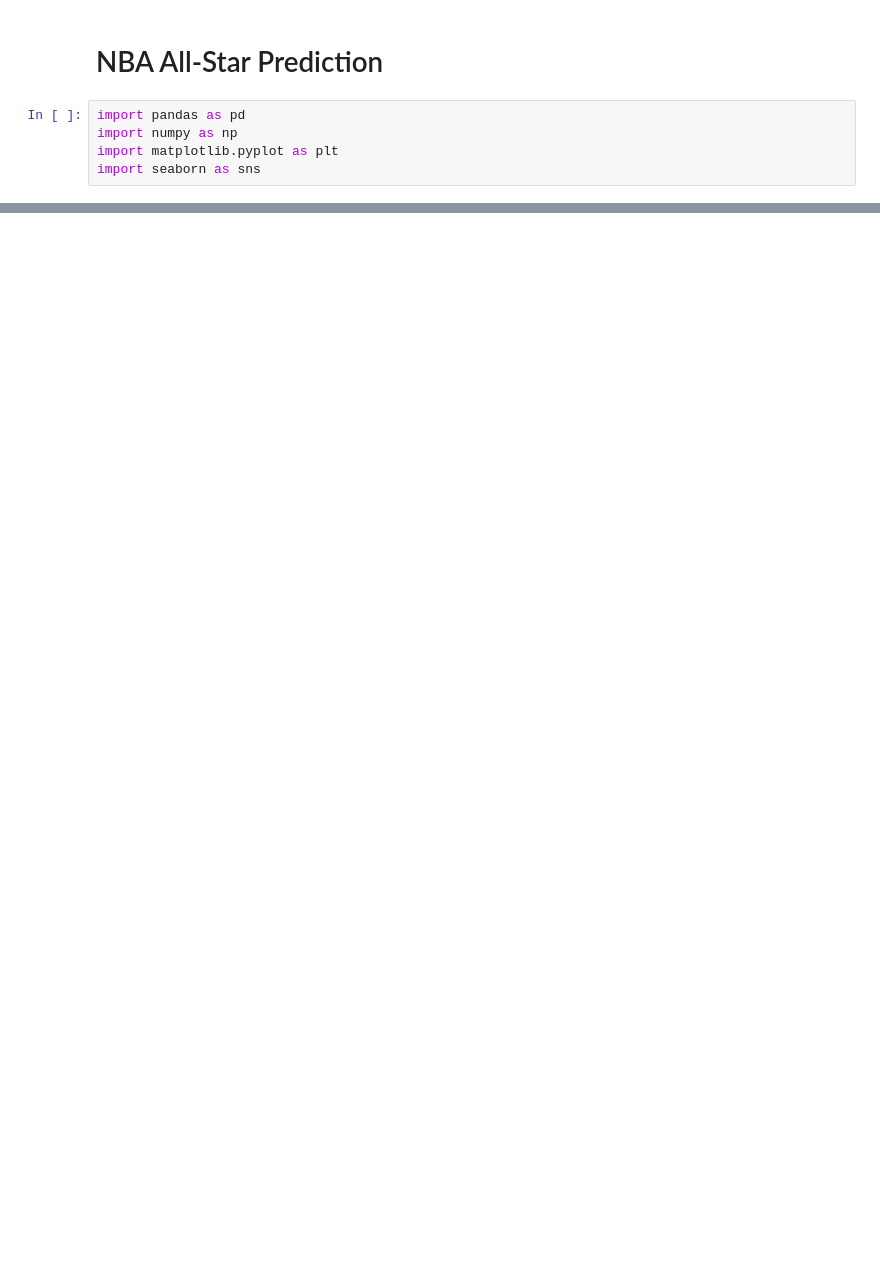
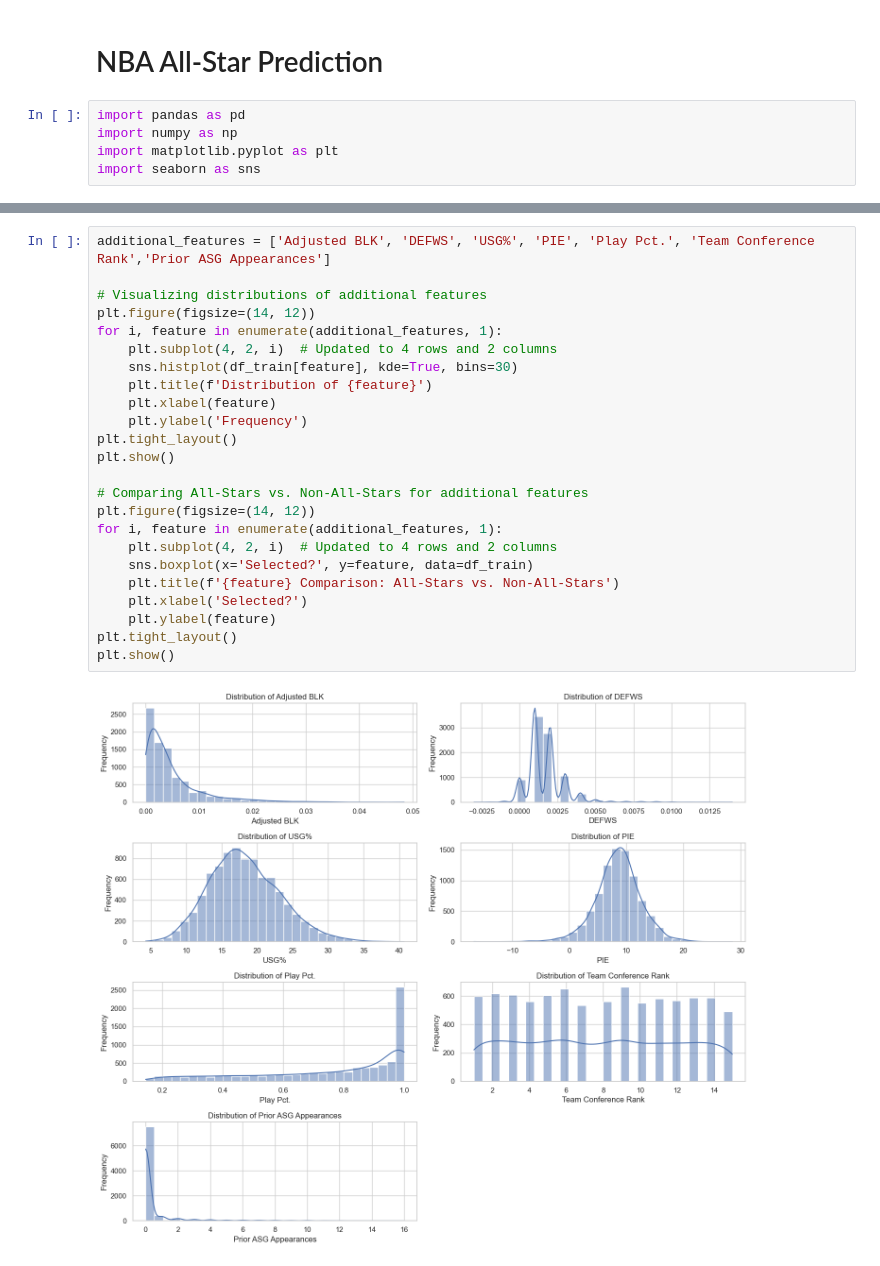
Before and after one commit to hamzatif/NBA-All-Stars, a Jupyter notebook: Project Workbook.ipynb, the cells around one changed output, grey strips where cells are left out. Cells and saved outputs as stored; diff of their text form; blank space fills up the shorter version.

```diff
--- a/Project Workbook.ipynb
+++ b/Project Workbook.ipynb
@@ -727,0 +200,26 @@ Confusion Matrix:
+# %%
+additional_features = ['Adjusted BLK', 'DEFWS', 'USG%', 'PIE', 'Play Pct.', 'Team Conference Rank','Prior ASG Appearances']
+
+# Visualizing distributions of additional features
+plt.figure(figsize=(14, 12))
+for i, feature in enumerate(additional_features, 1):
+    plt.subplot(4, 2, i)  # Updated to 4 rows and 2 columns
+    sns.histplot(df_train[feature], kde=True, bins=30)
+    plt.title(f'Distribution of {feature}')
+    plt.xlabel(feature)
+    plt.ylabel('Frequency')
+plt.tight_layout()
+plt.show()
+
+# Comparing All-Stars vs. Non-All-Stars for additional features
+plt.figure(figsize=(14, 12))
+for i, feature in enumerate(additional_features, 1):
+    plt.subplot(4, 2, i)  # Updated to 4 rows and 2 columns
+    sns.boxplot(x='Selected?', y=feature, data=df_train)
+    plt.title(f'{feature} Comparison: All-Stars vs. Non-All-Stars')
+    plt.xlabel('Selected?')
+    plt.ylabel(feature)
+plt.tight_layout()
+plt.show()
+# %% [output]
+[figure, added]
```
Also changed, not shown: parts of 153 cells of this notebook, 6 other files.
